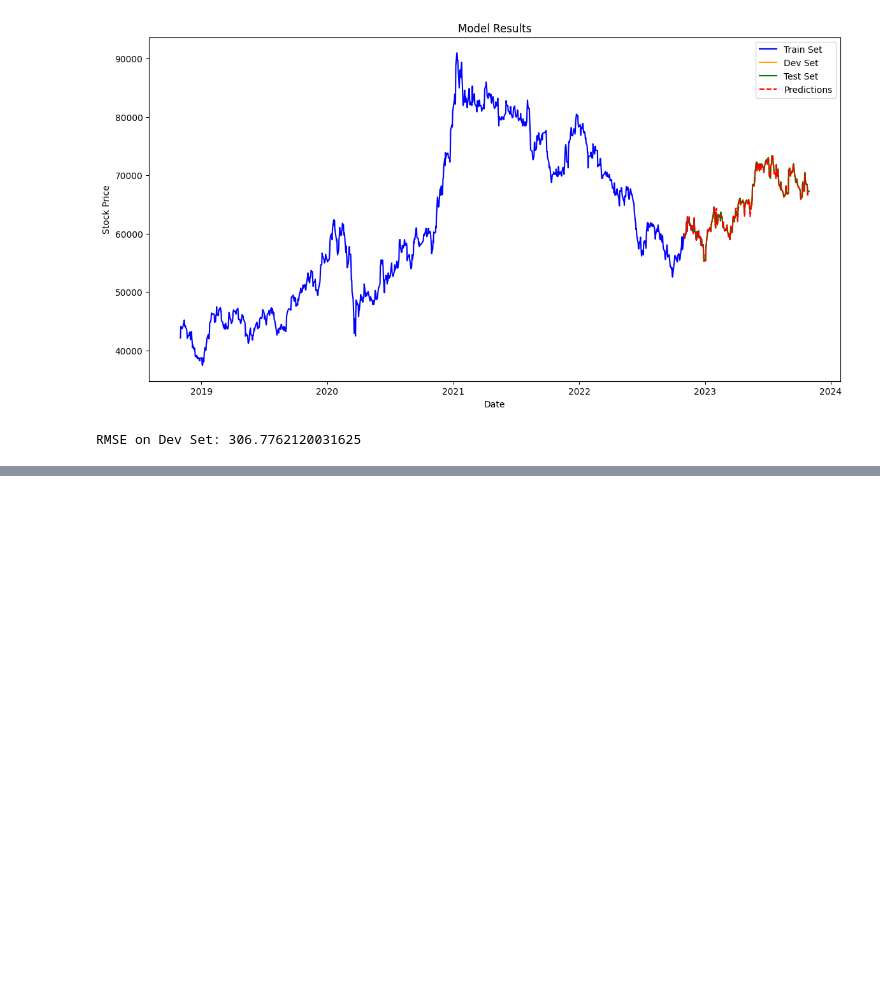
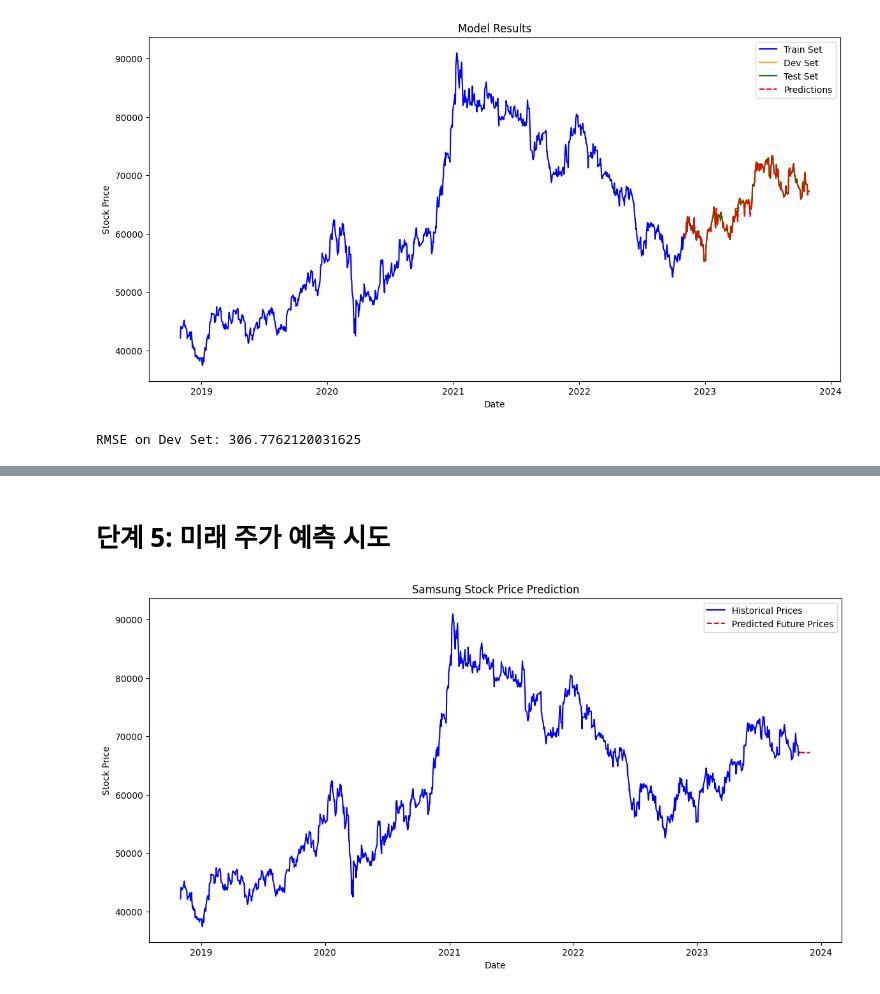
Before and after one commit to djLee77/Stock-BigData, a Jupyter notebook: Stock-Predictor-XGBoost.ipynb, the cells around one changed output, grey strips where cells are left out. Drawn from its saved outputs; the diff is of its cells as text; code cells hidden in the pictures; blank space fills up the shorter version.

Commit message:
feat(Stock-Predictor-XGBoost): 미래 주가 예측 코드 작성

```diff
--- a/Stock-Predictor-XGBoost.ipynb
+++ b/Stock-Predictor-XGBoost.ipynb
@@ -375,0 +389,41 @@ Standard Deviation of Error: 13460.426203027904
+# %% [markdown]
+# 단계 5: 미래 주가 예측 시도
+# %%
+import matplotlib.pyplot as plt
+import numpy as np
+import pandas as pd
+from xgboost import XGBRegressor
+from sklearn.preprocessing import StandardScaler
+
+# 데이터셋 준비
+features = ['Open', 'High', 'Low', 'Close', 'Volume']
+target = 'Close'
+X = samsung_stock[features]
+y = samsung_stock[target]
+
+# 데이터 정규화
+scaler = StandardScaler()
+X_scaled = scaler.fit_transform(X)
+
+# 모델 정의 및 훈련
+model = XGBRegressor(n_estimators=100, max_depth=3, learning_rate=0.1)
+model.fit(X_scaled, y)
+
+# 미래 예측을 위한 가상의 데이터 생성 (예: 마지막 데이터를 기반으로 30일치 데이터 생성)
+future_dates = pd.date_range(start=samsung_stock.index[-1], periods=32, closed='right')
+future_data = np.tile(X_scaled[-1], (30, 1))
+
+# 미래 데이터에 대한 주가 예측
+future_predictions = model.predict(future_data)
+
+# 결과 시각화
+plt.figure(figsize=(14, 7))
+plt.plot(samsung_stock.index, y, color='blue', label='Historical Prices')
+plt.plot(future_dates, np.append(y.iloc[-1], future_predictions), color='red', linestyle='--', label='Predicted Future Prices')
+plt.title('Samsung Stock Price Prediction')
+plt.xlabel('Date')
+plt.ylabel('Stock Price')
+plt.legend()
+plt.show()
+# %% [output]
+[figure, added]
```
Also changed, not shown: parts of 3 cells of this notebook.
